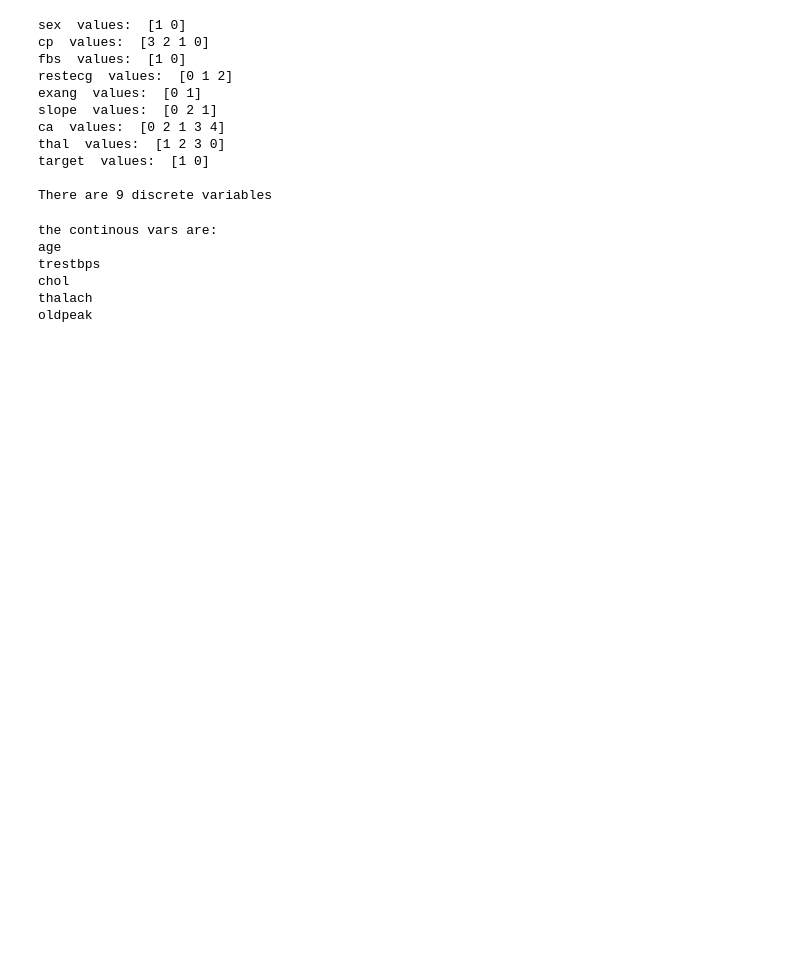
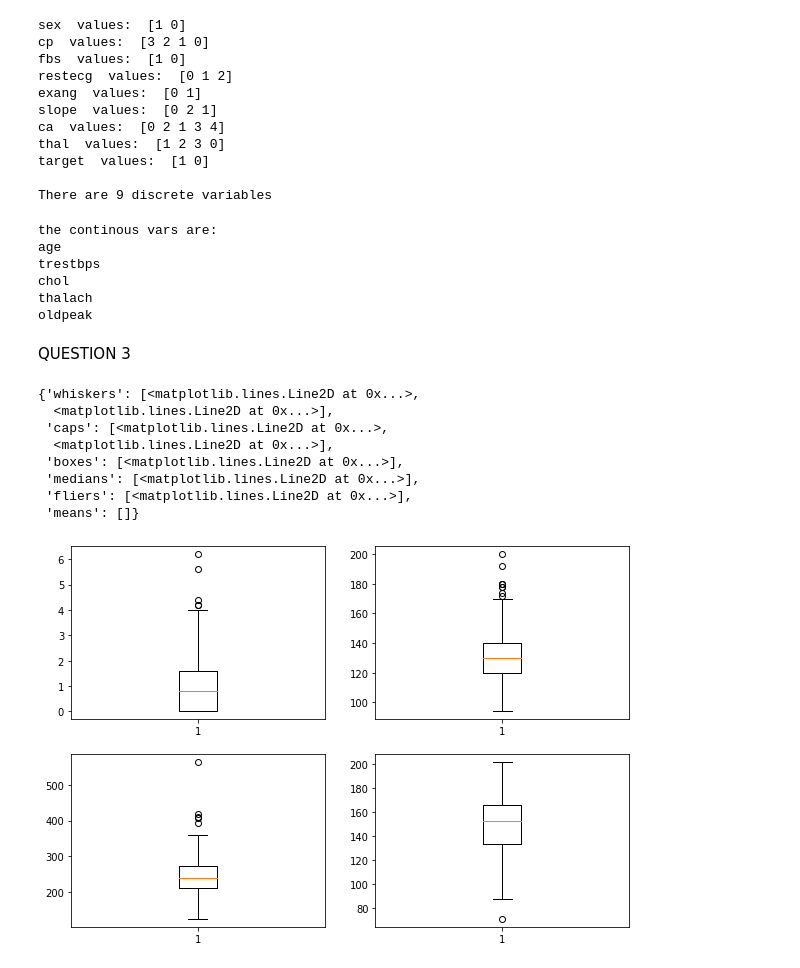
Before and after one commit to ongalajacob/ADS-Assignment-9, a Jupyter notebook: ADS Assignment 9-Completed.ipynb, the cells around one changed output. Cells and saved outputs as stored; diff of their text form; code cells hidden in the pictures; blank space fills up the shorter version.

```diff
--- a/ADS Assignment 9-Completed.ipynb
+++ b/ADS Assignment 9-Completed.ipynb
@@ -119,3 +121,5 @@ trestbps
 chol
 thalach
 oldpeak
+# %% [markdown]
+QUESTION 3
@@ -121,0 +137,17 @@ oldpeak
+# %%
+fig, ax = plt.subplots(2,2,figsize=(10,7))
+
+ax[0][0].boxplot(df.oldpeak)
+ax[0][1].boxplot(df.trestbps)
+ax[1][0].boxplot(df.chol)
+ax[1][1].boxplot(df.thalach)
+# %% [output]
+{'whiskers': [<matplotlib.lines.Line2D at 0x...>,
+  <matplotlib.lines.Line2D at 0x...>],
+ 'caps': [<matplotlib.lines.Line2D at 0x...>,
+  <matplotlib.lines.Line2D at 0x...>],
+ 'boxes': [<matplotlib.lines.Line2D at 0x...>],
+ 'medians': [<matplotlib.lines.Line2D at 0x...>],
+ 'fliers': [<matplotlib.lines.Line2D at 0x...>],
+ 'means': []}
+[figure, added]
```
Also changed, not shown: parts of 35 cells of this notebook.
